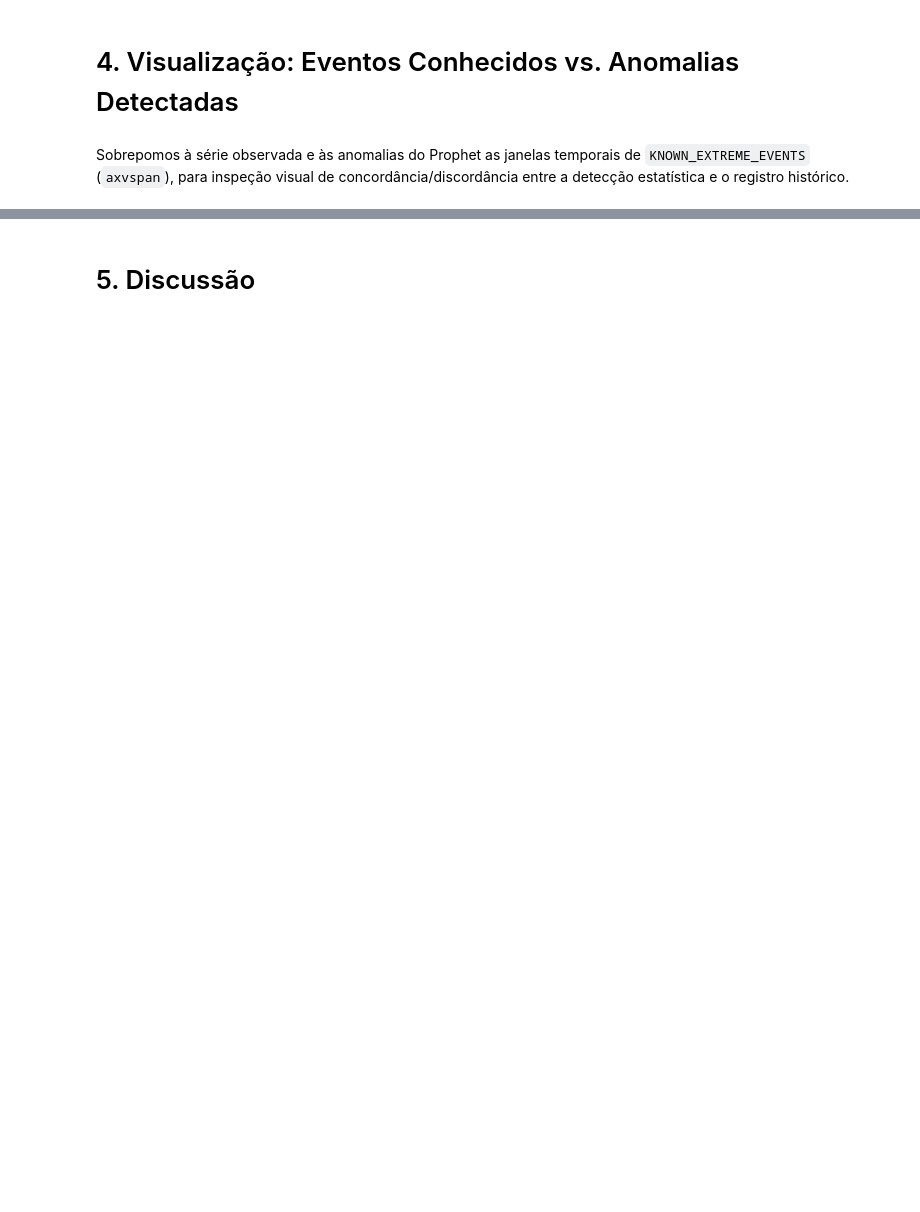
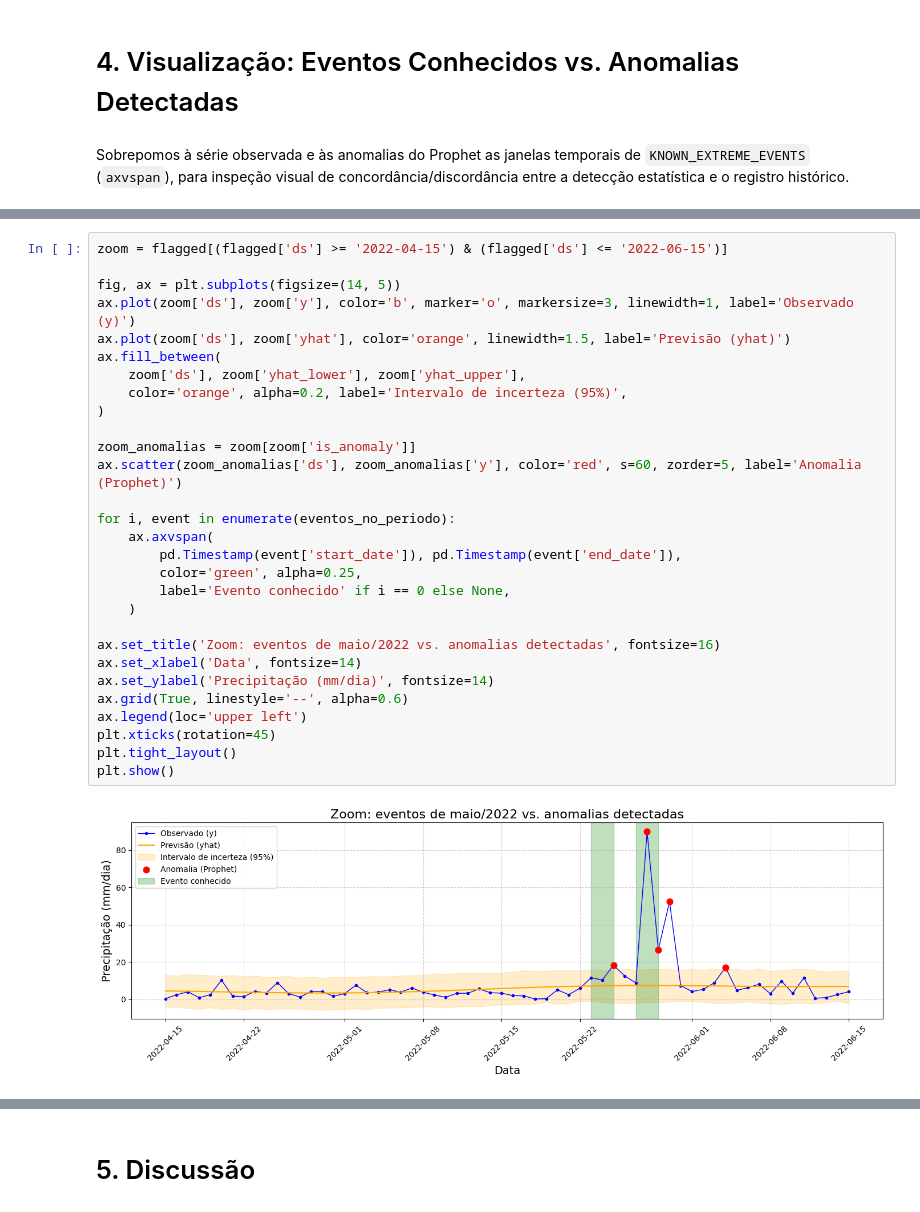
Before and after one commit to lfaferreira/hydrometeorological-anomalies-prophet, a Jupyter notebook: notebooks/03_validation.ipynb, the cells around one changed output, grey strips where cells are left out. Saved outputs shown, nothing was run; the diff lists cells and outputs as text; blank space fills up the shorter version.

```diff
--- a/notebooks/03_validation.ipynb
+++ b/notebooks/03_validation.ipynb
@@ -139,0 +156,31 @@ A série modelada (`serie_prophet_rmr_2020_2025.csv`) cobre apenas 2020-2025; os
+# %%
+zoom = flagged[(flagged['ds'] >= '2022-04-15') & (flagged['ds'] <= '2022-06-15')]
+
+fig, ax = plt.subplots(figsize=(14, 5))
+ax.plot(zoom['ds'], zoom['y'], color='b', marker='o', markersize=3, linewidth=1, label='Observado (y)')
+ax.plot(zoom['ds'], zoom['yhat'], color='orange', linewidth=1.5, label='Previsão (yhat)')
+ax.fill_between(
+    zoom['ds'], zoom['yhat_lower'], zoom['yhat_upper'],
+    color='orange', alpha=0.2, label='Intervalo de incerteza (95%)',
+)
+
+zoom_anomalias = zoom[zoom['is_anomaly']]
+ax.scatter(zoom_anomalias['ds'], zoom_anomalias['y'], color='red', s=60, zorder=5, label='Anomalia (Prophet)')
+
+for i, event in enumerate(eventos_no_periodo):
+    ax.axvspan(
+        pd.Timestamp(event['start_date']), pd.Timestamp(event['end_date']),
+        color='green', alpha=0.25,
+        label='Evento conhecido' if i == 0 else None,
+    )
+
+ax.set_title('Zoom: eventos de maio/2022 vs. anomalias detectadas', fontsize=16)
+ax.set_xlabel('Data', fontsize=14)
+ax.set_ylabel('Precipitação (mm/dia)', fontsize=14)
+ax.grid(True, linestyle='--', alpha=0.6)
+ax.legend(loc='upper left')
+plt.xticks(rotation=45)
+plt.tight_layout()
+plt.show()
+# %% [output]
+[figure, added]
```
Also changed, not shown: parts of 11 cells of this notebook.
